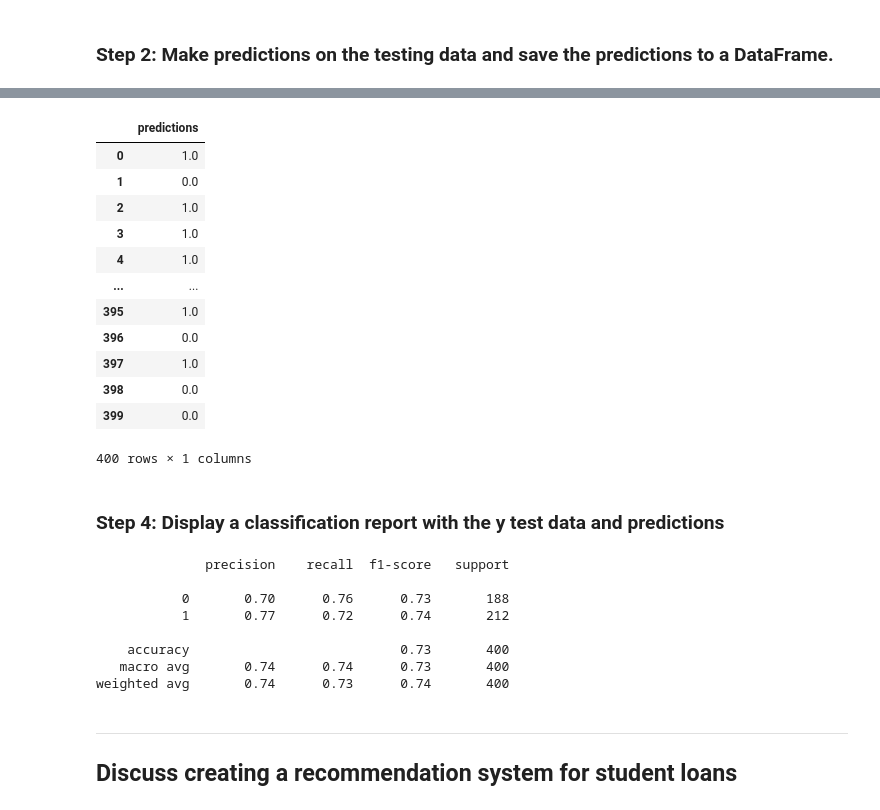
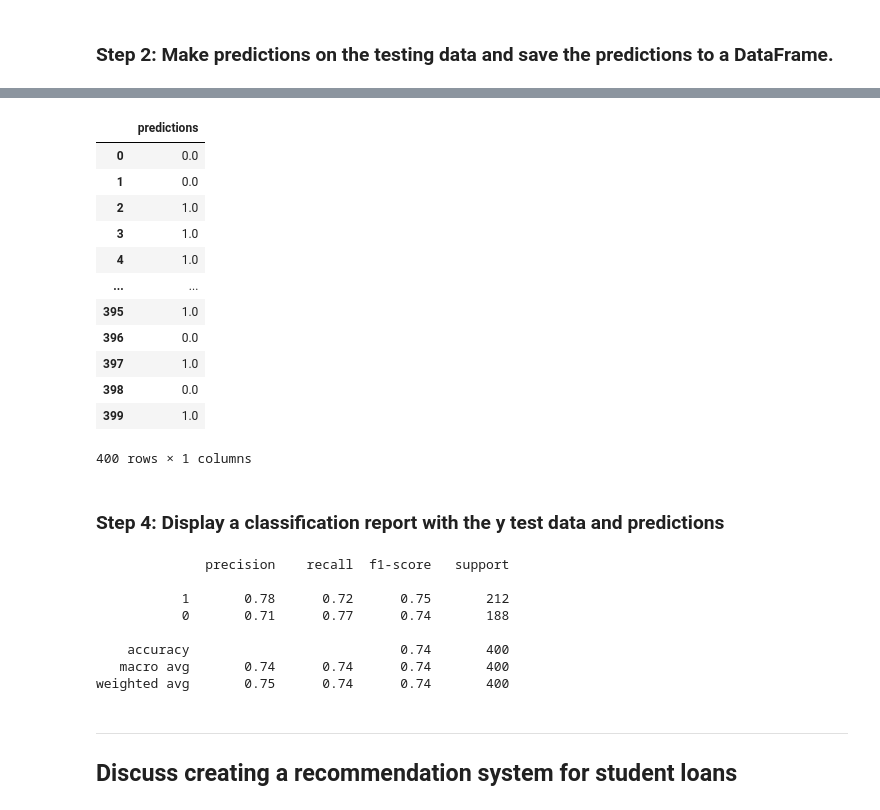
Before and after one commit to Yifei4905/neural-network-challenge-1, a Jupyter notebook: student_loans_with_deep_learning.ipynb, the cells around one changed output, grey strips where cells are left out. Drawn from its saved outputs; the diff is of its cells as text; code cells hidden in the pictures.

```diff
--- a/student_loans_with_deep_learning.ipynb
+++ b/student_loans_with_deep_learning.ipynb
@@ -211,14 +211,16 @@ model.save(file_path)
 ### Step 1: Reload your saved model.
 # %%
 # Set the model's file path
-
+file_path = Path("student_loans.keras")
 
 # Load the model to a new object
+new_load = tf.keras.models.load_model(file_path)
 # %% [markdown]
 ### Step 2: Make predictions on the testing data and save the predictions to a DataFrame.
 # %%
 # Make predictions with the test data
-
+predictions = new_load.predict(X_te_scaled, verbose=2)
 
 # Display a sample of the predictions
+predictions[:5]
 # %% [output]
@@ -231,8 +233,11 @@ array([[0.63573396],
 # %%
 # Save the predictions to a DataFrame and round the predictions to binary results
+p_df = pd.DataFrame(columns=["predictions"], data=predictions)
+p_df["predictions"] = round(p_df["predictions"],0)
+p_df
 # %% [output]
 |  | predictions |
-| 0 | 1.0 |
+| 0 | 0.0 |
 | 1 | 0.0 |
 | 2 | 1.0 |
 | 3 | 1.0 |
@@ -242,21 +247,22 @@ array([[0.63573396],
 | 396 | 0.0 |
 | 397 | 1.0 |
 | 398 | 0.0 |
-| 399 | 0.0 |
+| 399 | 1.0 |
 400 rows × 1 columns
 # %% [markdown]
 ### Step 4: Display a classification report with the y test data and predictions
 # %%
 # Print the classification report with the y test data and predictions
+print(classification_report(y_test, p_df['predictions'], labels = [1, 0]))
 # %% [output]
               precision    recall  f1-score   support
 
-           0       0.70      0.76      0.73       188
-           1       0.77      0.72      0.74       212
+           1       0.78      0.72      0.75       212
+           0       0.71      0.77      0.74       188
 
-    accuracy                           0.73       400
-   macro avg       0.74      0.74      0.73       400
-weighted avg       0.74      0.73      0.74       400
+    accuracy                           0.74       400
+   macro avg       0.74      0.74      0.74       400
+weighted avg       0.75      0.74      0.74       400
 # %% [markdown]
 ---
 ## Discuss creating a recommendation system for student loans
```
Also changed, not shown: parts of 1 cell of this notebook.
